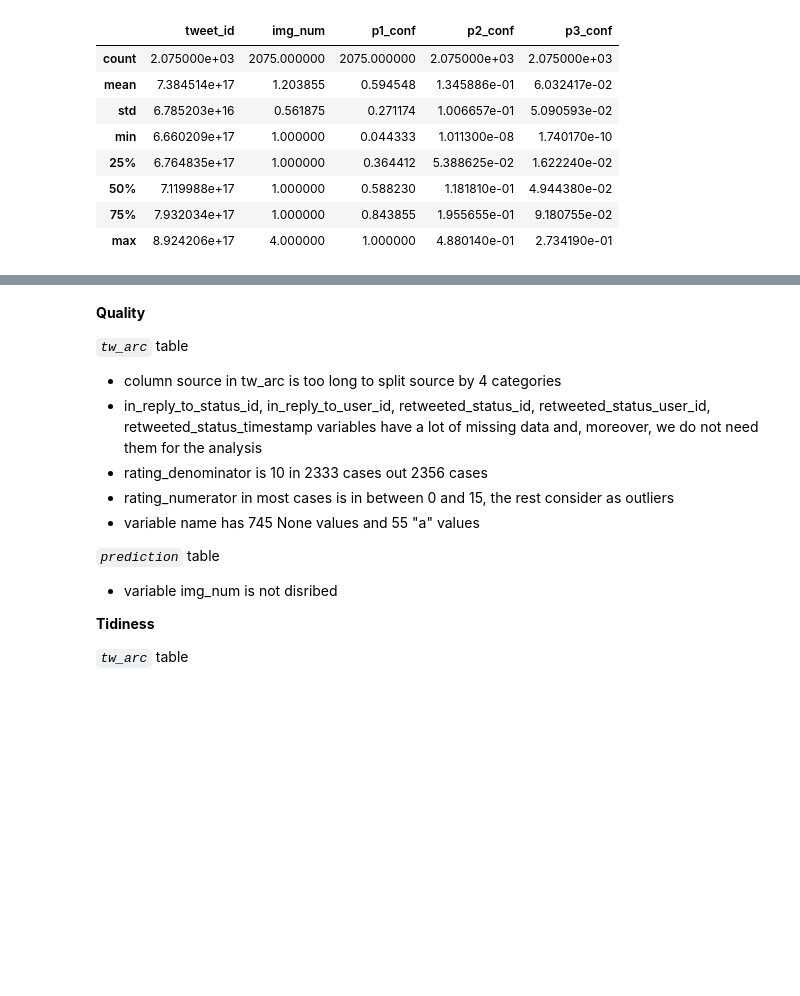
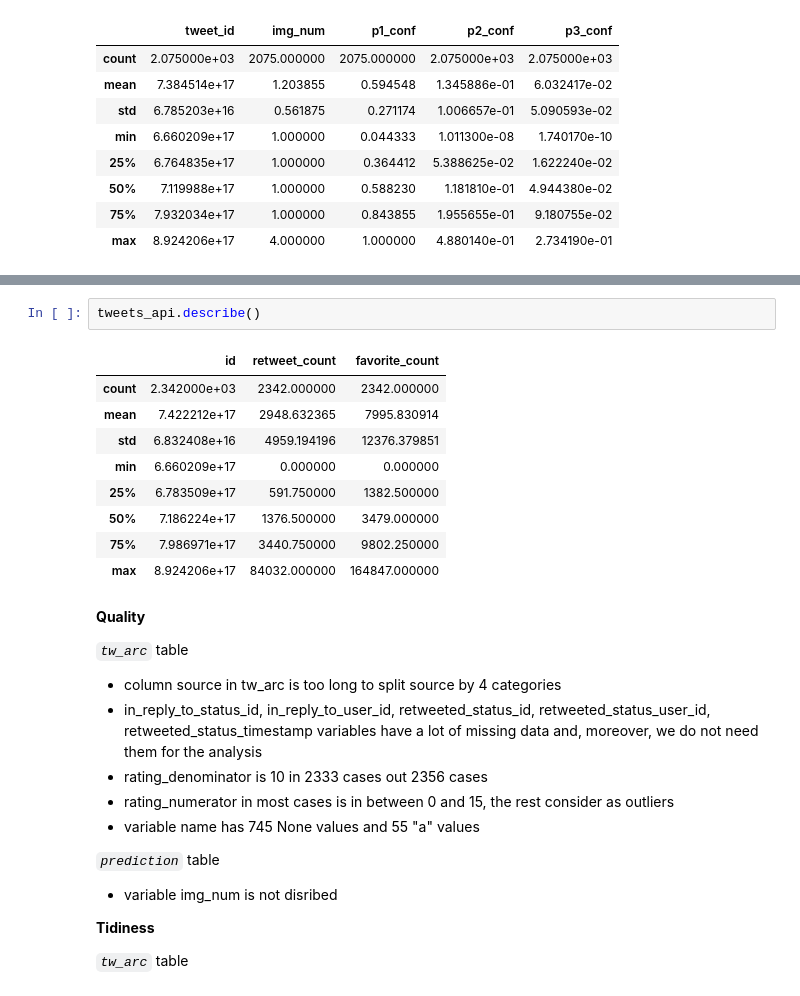
Before and after one commit to taglitis/weratedogs, a Jupyter notebook: wrangle_act.ipynb, the cells around one changed output, grey strips where cells are left out. Saved outputs shown, nothing was run; the diff lists cells and outputs as text; blank space fills up the shorter version.

Commit message:
feat: tweets_api assessment added

```diff
--- a/wrangle_act.ipynb
+++ b/wrangle_act.ipynb
@@ -316,3 +327,15 @@ prediction.describe()
+# %%
+tweets_api.describe()
+# %% [output]
+|  | id | retweet_count | favorite_count |
+| count | 2.342000e+03 | 2342.000000 | 2342.000000 |
+| mean | 7.422212e+17 | 2948.632365 | 7995.830914 |
+| std | 6.832408e+16 | 4959.194196 | 12376.379851 |
+| min | 6.660209e+17 | 0.000000 | 0.000000 |
+| 25% | 6.783509e+17 | 591.750000 | 1382.500000 |
+| 50% | 7.186224e+17 | 1376.500000 | 3479.000000 |
+| 75% | 7.986971e+17 | 3440.750000 | 9802.250000 |
+| max | 8.924206e+17 | 84032.000000 | 164847.000000 |
 # %% [markdown]
 **Quality**
 
```
Also changed, not shown: parts of 1 cell of this notebook, 1 other file.
